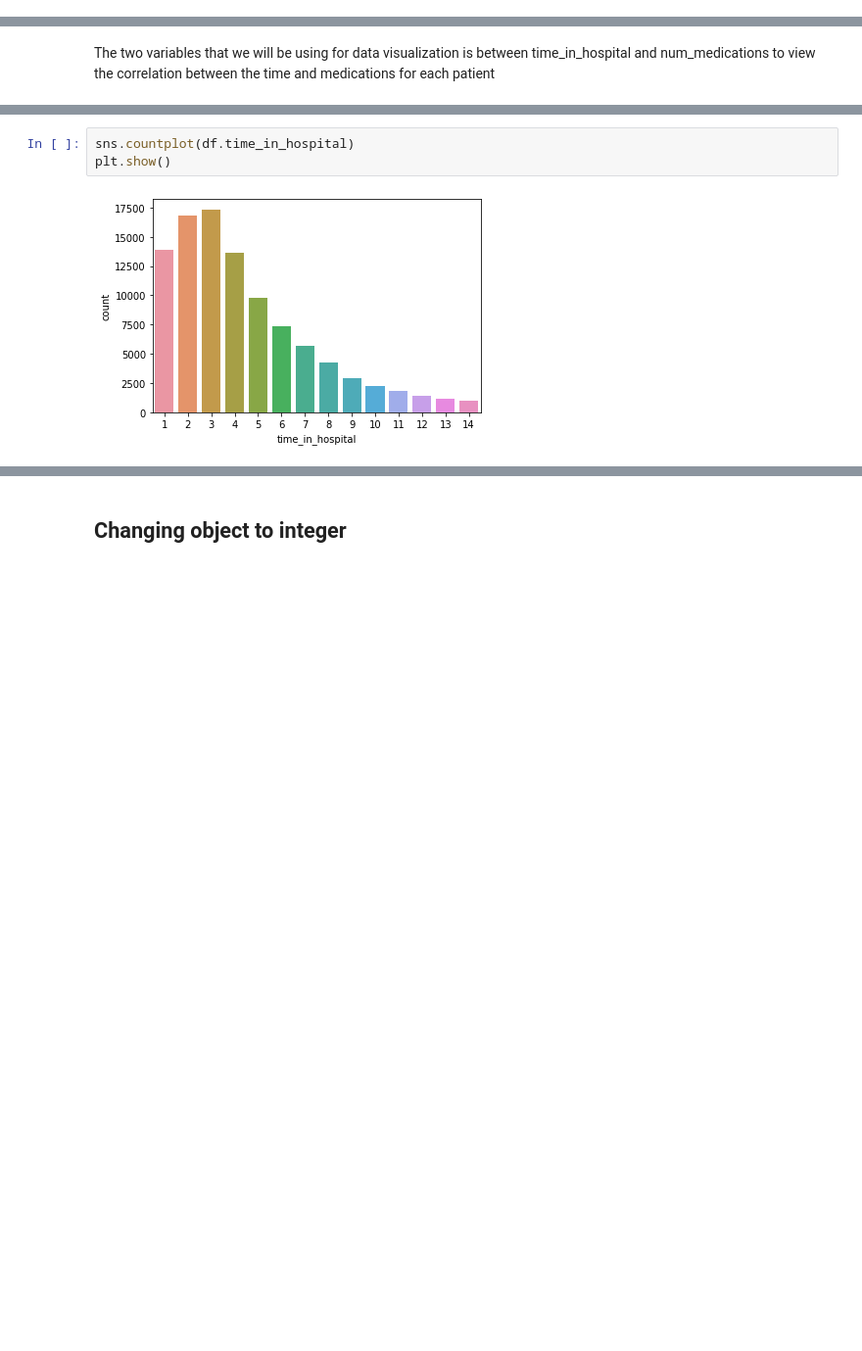
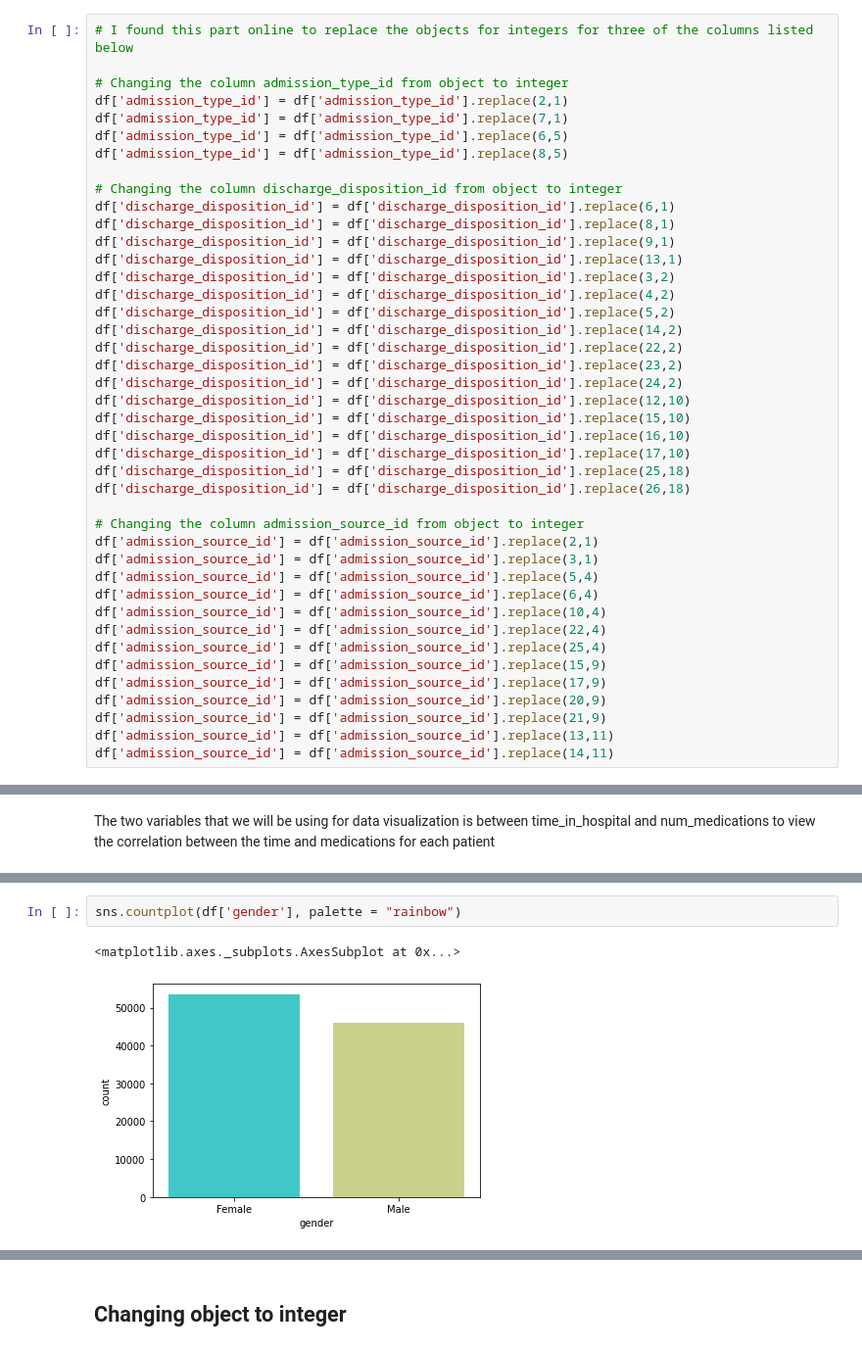
Before and after one commit to MelsonHeo00/Summer_MicroCredential, a Jupyter notebook: Mini_Project_4.ipynb, the cells around one changed output, grey strips where cells are left out. Shown at 98% size. Cells and saved outputs as stored; diff of their text form; blank space fills up the shorter version.

```diff
--- a/Mini_Project_4.ipynb
+++ b/Mini_Project_4.ipynb
@@ -170,3 +153,45 @@ df = df.drop(['admission_source_id', 'diag_1', 'diag_2', 'diag_3',
+# %%
+# I found this part online to replace the objects for integers for three of the columns listed below
+
+# Changing the column admission_type_id from object to integer
+df['admission_type_id'] = df['admission_type_id'].replace(2,1)
+df['admission_type_id'] = df['admission_type_id'].replace(7,1)
+df['admission_type_id'] = df['admission_type_id'].replace(6,5)
+df['admission_type_id'] = df['admission_type_id'].replace(8,5)
+
+# Changing the column discharge_disposition_id from object to integer
+df['discharge_disposition_id'] = df['discharge_disposition_id'].replace(6,1)
+df['discharge_disposition_id'] = df['discharge_disposition_id'].replace(8,1)
+df['discharge_disposition_id'] = df['discharge_disposition_id'].replace(9,1)
+df['discharge_disposition_id'] = df['discharge_disposition_id'].replace(13,1)
+df['discharge_disposition_id'] = df['discharge_disposition_id'].replace(3,2)
+df['discharge_disposition_id'] = df['discharge_disposition_id'].replace(4,2)
+df['discharge_disposition_id'] = df['discharge_disposition_id'].replace(5,2)
+df['discharge_disposition_id'] = df['discharge_disposition_id'].replace(14,2)
+df['discharge_disposition_id'] = df['discharge_disposition_id'].replace(22,2)
+df['discharge_disposition_id'] = df['discharge_disposition_id'].replace(23,2)
+df['discharge_disposition_id'] = df['discharge_disposition_id'].replace(24,2)
+df['discharge_disposition_id'] = df['discharge_disposition_id'].replace(12,10)
+df['discharge_disposition_id'] = df['discharge_disposition_id'].replace(15,10)
+df['discharge_disposition_id'] = df['discharge_disposition_id'].replace(16,10)
+df['discharge_disposition_id'] = df['discharge_disposition_id'].replace(17,10)
+df['discharge_disposition_id'] = df['discharge_disposition_id'].replace(25,18)
+df['discharge_disposition_id'] = df['discharge_disposition_id'].replace(26,18)
+
+# Changing the column admission_source_id from object to integer
+df['admission_source_id'] = df['admission_source_id'].replace(2,1)
+df['admission_source_id'] = df['admission_source_id'].replace(3,1)
+df['admission_source_id'] = df['admission_source_id'].replace(5,4)
+df['admission_source_id'] = df['admission_source_id'].replace(6,4)
+df['admission_source_id'] = df['admission_source_id'].replace(10,4)
+df['admission_source_id'] = df['admission_source_id'].replace(22,4)
+df['admission_source_id'] = df['admission_source_id'].replace(25,4)
+df['admission_source_id'] = df['admission_source_id'].replace(15,9)
+df['admission_source_id'] = df['admission_source_id'].replace(17,9)
+df['admission_source_id'] = df['admission_source_id'].replace(20,9)
+df['admission_source_id'] = df['admission_source_id'].replace(21,9)
+df['admission_source_id'] = df['admission_source_id'].replace(13,11)
+df['admission_source_id'] = df['admission_source_id'].replace(14,11)
 # %%
 df.info()
 # %% [output]
@@ -201,5 +226,5 @@ We can see that the longer time spent in the hospital shows that the number of m
 # %%
-sns.countplot(df.time_in_hospital)
-plt.show()
+sns.countplot(df['gender'], palette = "rainbow")
 # %% [output]
+<matplotlib.axes._subplots.AxesSubplot at 0x...>
-[figure, old version]
+[figure, new version]
```
Also changed, not shown: parts of 77 cells of this notebook.
